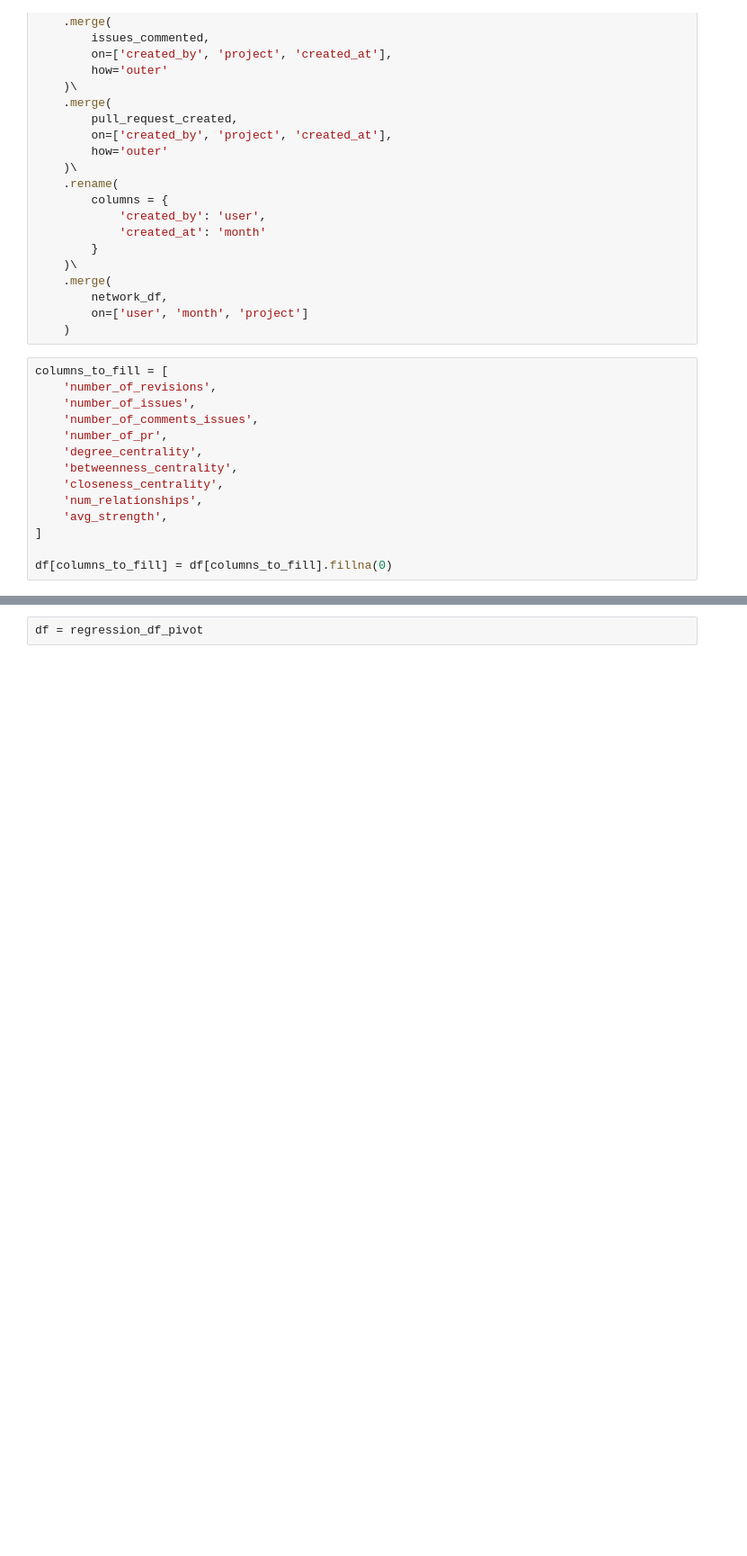
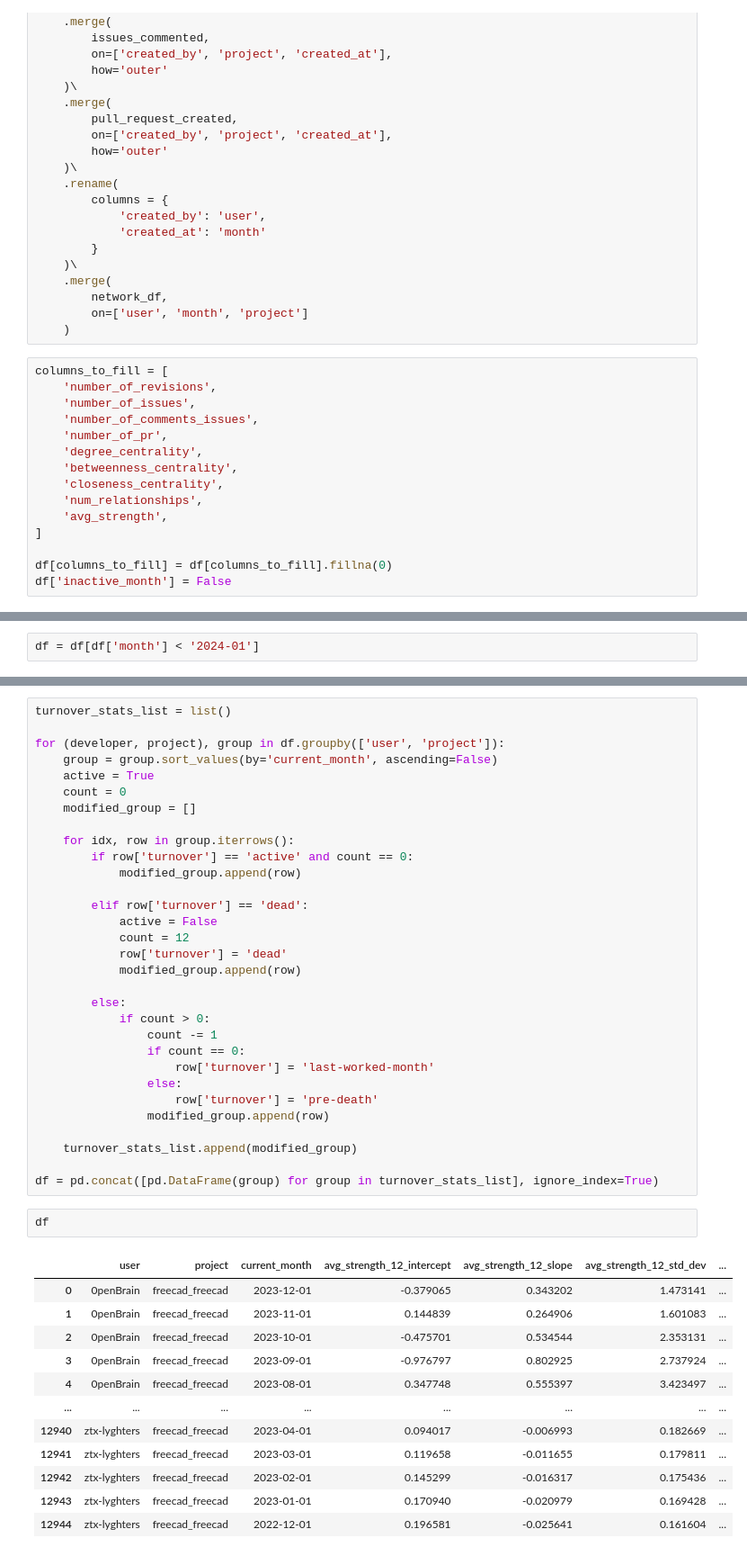
Before and after one commit to pedrorodriguesarantes/CS-599-MachineLearning-PredictDeveloperTurnover, a Jupyter notebook: DataProcessing.ipynb, the cells around one changed output, grey strips where cells are left out. Shown at 90% size. Cells and saved outputs as stored; diff of their text form; blank space fills up the shorter version.

Commit message:
feat: Developer Turnover Classification

```diff
--- a/DataProcessing.ipynb
+++ b/DataProcessing.ipynb
@@ -277,6 +277,7 @@ columns_to_fill = [
 ]
 
 df[columns_to_fill] = df[columns_to_fill].fillna(0)
+df['inactive_month'] = False
 # %%
 all_rows = []
 
@@ -318 +318,3 @@ df = df.sort_values(by=['user', 'project', 'month']).reset_index(drop=True)
+# %%
+df = df[df['month'] < '2024-01']
 # %%
@@ -401,2 +474,46 @@ regression_df_pivot['turnover'] = regression_df_pivot['turnover'].apply(lambda x
+# %%
+turnover_stats_list = list()
+
+for (developer, project), group in df.groupby(['user', 'project']):
+    group = group.sort_values(by='current_month', ascending=False)
+    active = True
+    count = 0
+    modified_group = []
+
+    for idx, row in group.iterrows():
+        if row['turnover'] == 'active' and count == 0:
+            modified_group.append(row)
+
+        elif row['turnover'] == 'dead':
+            active = False
+            count = 12
+            row['turnover'] = 'dead'
+            modified_group.append(row)
+
+        else:
+            if count > 0:
+                count -= 1
+                if count == 0:
+                    row['turnover'] = 'last-worked-month'
+                else:
+                    row['turnover'] = 'pre-death'
+                modified_group.append(row)
+
+    turnover_stats_list.append(modified_group)
+
+df = pd.concat([pd.DataFrame(group) for group in turnover_stats_list], ignore_index=True)
 # %%
-df = regression_df_pivot
+df
+# %% [output]
+|  | user | project | current_month | avg_strength_12_intercept | avg_strength_12_slope | avg_strength_12_std_dev | ... |
+| 0 | 0penBrain | freecad_freecad | 2023-12-01 | -0.379065 | 0.343202 | 1.473141 | ... |
+| 1 | 0penBrain | freecad_freecad | 2023-11-01 | 0.144839 | 0.264906 | 1.601083 | ... |
+| 2 | 0penBrain | freecad_freecad | 2023-10-01 | -0.475701 | 0.534544 | 2.353131 | ... |
+| 3 | 0penBrain | freecad_freecad | 2023-09-01 | -0.976797 | 0.802925 | 2.737924 | ... |
+| 4 | 0penBrain | freecad_freecad | 2023-08-01 | 0.347748 | 0.555397 | 3.423497 | ... |
+| ... | ... | ... | ... | ... | ... | ... | ... |
+| 12940 | ztx-lyghters | freecad_freecad | 2023-04-01 | 0.094017 | -0.006993 | 0.182669 | ... |
+| 12941 | ztx-lyghters | freecad_freecad | 2023-03-01 | 0.119658 | -0.011655 | 0.179811 | ... |
+| 12942 | ztx-lyghters | freecad_freecad | 2023-02-01 | 0.145299 | -0.016317 | 0.175436 | ... |
+| 12943 | ztx-lyghters | freecad_freecad | 2023-01-01 | 0.170940 | -0.020979 | 0.169428 | ... |
+| 12944 | ztx-lyghters | freecad_freecad | 2022-12-01 | 0.196581 | -0.025641 | 0.161604 | ... |
```
Also changed, not shown: parts of 10 cells of this notebook.
